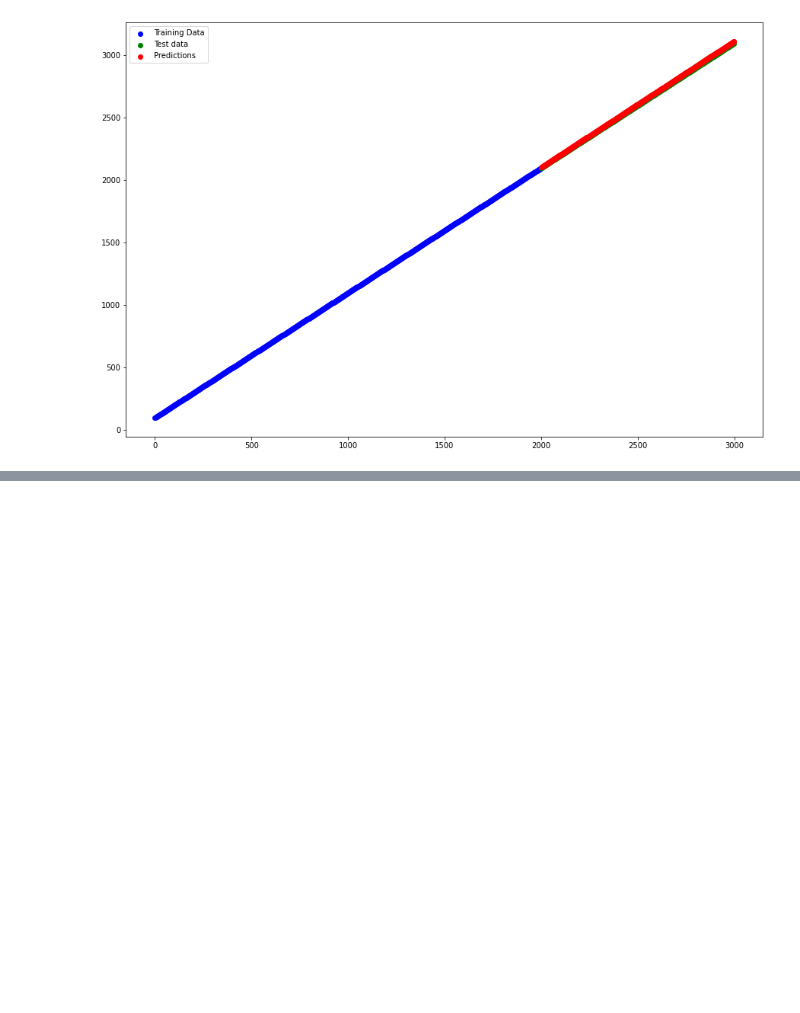
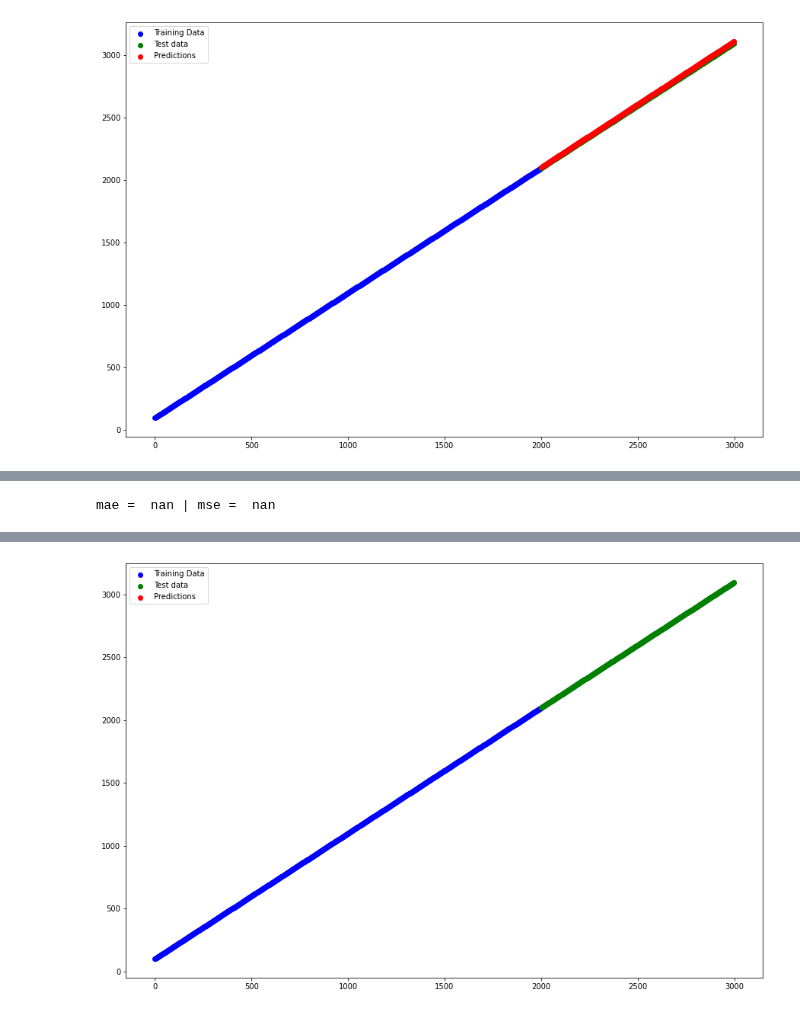
Before and after one commit to kevinsen-git/TF_Basics, a Jupyter notebook: 02_Modelling_a_Genrated_Sequence.ipynb, the cells around one changed output, grey strips where cells are left out. Cells and saved outputs as stored; diff of their text form; code cells hidden in the pictures; blank space fills up the shorter version.

```diff
--- a/02_Modelling_a_Genrated_Sequence.ipynb
+++ b/02_Modelling_a_Genrated_Sequence.ipynb
@@ -401,0 +461,32 @@ mae =  47.42 | mse =  2275.13
+# %%
+# A broken model !
+# Create the model
+model_7 = tf.keras.Sequential(name="model_7")
+model_7.add(tf.keras.layers.Dense(1, input_shape=[1]))
+model_7.add(tf.keras.layers.Dense(100, activation="relu"))
+model_7.add(tf.keras.layers.Dense(1))
+
+# Compile the model
+model_7.compile(loss=tf.keras.losses.mae,
+                optimizer=tf.keras.optimizers.SGD(learning_rate=0.01),
+                metrics=['mae'])
+
+
+#Fit the model
+r = model_7.fit(X_train, y_train, epochs = 100, verbose=0)
+
+# Predict and plot
+y_pred = model_7.predict(X_test)
+
+# Get mae_mse
+mae, mse = my_mae_mse(y_test, y_pred)
+
+mae, mse
+# Plot
+plot_predictions(X_train, y_train, X_test, y_test, y_pred)
+
+# Update central table
+my_model_info(model_7,r,mae, mse)
+all_results
+# %% [output]
+mae =  nan | mse =  nan
@@ -401,0 +506 @@ mae =  47.42 | mse =  2275.13
+[figure, added]
```
Also changed, not shown: parts of 9 cells of this notebook.
